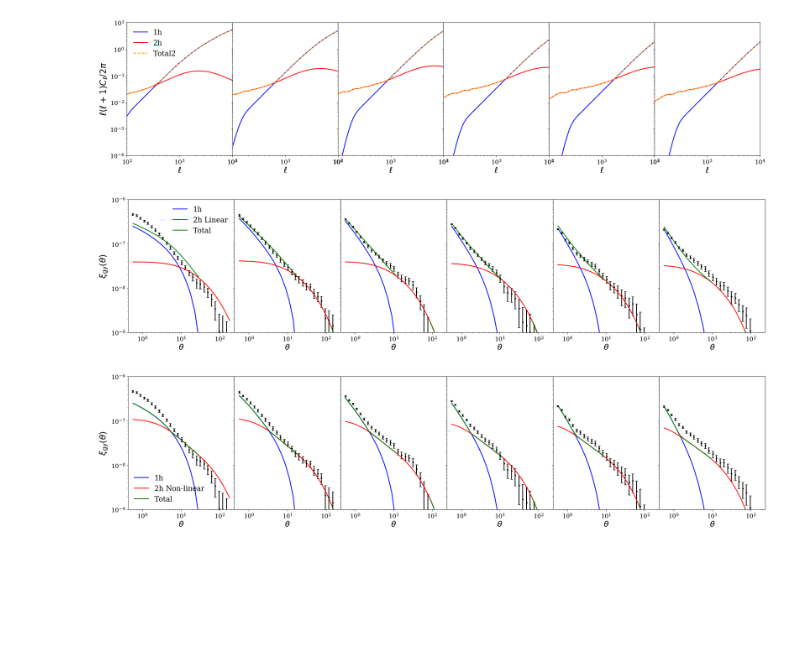
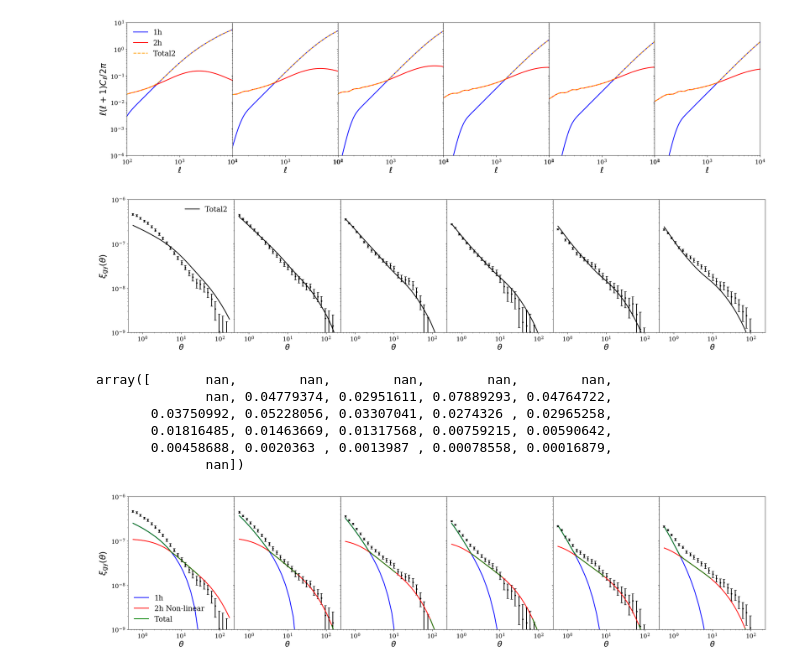
Before and after one commit to shivampcosmo/ACTxDESY3, a Jupyter notebook: src/process_cats/correlate_dy_micey.ipynb, the cells around one changed output. Cells and saved outputs as stored; diff of their text form; code cells hidden in the pictures; blank space fills up the shorter version.

```diff
--- a/src/process_cats/correlate_dy_micey.ipynb
+++ b/src/process_cats/correlate_dy_micey.ipynb
@@ -1263,7 +1280,7 @@ import sys, os
 import dill
 os.environ['COSMOSIS_SRC_DIR'] = '/global/cfs/cdirs/des/shivamp/nl_cosmosis/cosmosis/'
 sys.path.insert(0, '/global/cfs/cdirs/des/shivamp/nl_cosmosis/cosmosis/ACTxDESY3/src/cosmosis_code/')
-DV = dill.load(open('/global/cfs/cdirs/des/shivamp/nl_cosmosis/cosmosis/ACTxDESY3/src/results/DV_obj_temp_all_MICE_maglim_gg_gy_rmrv5_rsgrs1p5.pk','rb'))
+DV = dill.load(open('/global/cfs/cdirs/des/shivamp/nl_cosmosis/cosmosis/ACTxDESY3/src/results/DV_obj_temp_all_MICE_maglim_gg_gy_zevhod.pk','rb'))
 # %%
 
 csf = fits.open('/global/cfs/cdirs/des/shivamp/nl_cosmosis/cosmosis/ACTxDESY3/src/results/save_MICE_code_comparison_real_halofit_v0.4_maglim.fits')
@@ -1293,18 +1312,24 @@ binl = 1
 
 theta_array = DV.xi_result_dict['gg']['theta']
 for j1 in range(nbins):
-    sel_ind = np.where((bin1_wt == j1+1) & (bin2_wt == j1+1))[0]
+#     sel_ind = np.where((bin1_wt == j1+1) & (bin2_wt == j1+1))[0]
     bin_str = 'bin_' + str(j1+1) + '_' + str(j1+1)
 
     Cl_j1_1h = DV.xi_result_dict['gg'][bin_str]['1h']
     Cl_j1_2h = DV.xi_result_dict['gg'][bin_str]['2h']
     Cl_j1_tot = DV.xi_result_dict['gg'][bin_str]['tot']
-    Cl_j1_tot2 = DV.xi_result_dict['gg'][bin_str]['tot2']
+#     Cl_j1_tot2 = DV.xi_result_dict['gg'][bin_str]['tot2']
 
-    ax[j1].errorbar(theta_array, Cl_j1_1h, linestyle='-', marker='',lw = 2, color ='blue',label='1h')
-    ax[j1].errorbar(theta_array, Cl_j1_2h, linestyle='-', marker='',lw = 2, color ='red',label='2h Linear')
-    ax[j1].errorbar(theta_array, Cl_j1_1h + Cl_j1_2h, linestyle='-', marker='',lw = 2, color ='green',label='Total')
-#     ax[j1].errorbar(theta_array, Cl_j1_tot2, linestyle='-', marker='',lw = 2, color ='k',label='Total2')
+#     ax[j1].errorbar(theta_array, Cl_j1_1h, linestyle='-', marker='',lw = 2, color ='blue',label='1h')
+#     ax[j1].errorbar(theta_array, Cl_j1_2h, linestyle='-', marker='',lw = 2, color ='red',label='2h Linear')
+#     ax[j1].errorbar(theta_array, Cl_j1_1h + Cl_j1_2h, linestyle='-', marker='',lw = 2, color ='green',label='Total')
+#     print(np.where(Cl_j1_1h > Cl_j1_2h)[0])
+#     ind_gt = np.where(Cl_j1_1h > Cl_j1_2h)[0]
+#     Cl_j1_tot = np.hstack((Cl_j1_1h[:ind_gt[-1]+1] , Cl_j1_2h[ind_gt[-1]+1:]))
+#     print(Cl_j1_tot.shape)
+#     print(theta_array.shape)
+    ax[j1].errorbar(theta_array, Cl_j1_tot, linestyle='-', marker='',lw = 2, color ='k',label='Total2')
+
 
 #     ax[j1].errorbar(wt_ang[sel_ind], wt_csf[sel_ind], linestyle='-', marker='',lw = 2, color ='red',label='Cosmosis Halofit')
     text = 'bin lens = ' + str(j1+1) + '\n' + 'bin source = ' + str(j1+1)
@@ -1479,15 +1517,15 @@ theta_array = DV.xi_result_dict['gg']['theta']
 for j1 in range(nbins):
     bin_str = 'bin_' + str(j1+1) + '_' + str(0)
 
-    Cl_j1_1h = DV.xi_result_dict['gy'][bin_str]['1h']
-    Cl_j1_2h = DV.xi_result_dict['gy'][bin_str]['2h']
+#     Cl_j1_1h = DV.xi_result_dict['gy'][bin_str]['1h']
+#     Cl_j1_2h = DV.xi_result_dict['gy'][bin_str]['2h']
     Cl_j1_tot = DV.xi_result_dict['gy'][bin_str]['tot']
-    Cl_j1_tot2 = DV.xi_result_dict['gy'][bin_str]['tot2']
+#     Cl_j1_tot2 = DV.xi_result_dict['gy'][bin_str]['tot2']
 
-    ax[j1].errorbar(theta_array, Cl_j1_1h, linestyle='-', marker='',lw = 2, color ='blue',label='1h')
-    ax[j1].errorbar(theta_array, Cl_j1_2h, linestyle='-', marker='',lw = 2, color ='red',label='2h Linear')
-    ax[j1].errorbar(theta_array, Cl_j1_1h + Cl_j1_2h, linestyle='-', marker='',lw = 2, color ='green',label='Total')
-#     ax[j1].errorbar(theta_array, Cl_j1_tot2, linestyle='-', marker='',lw = 2, color ='k',label='Total2')
+#     ax[j1].errorbar(theta_array, Cl_j1_1h, linestyle='-', marker='',lw = 2, color ='blue',label='1h')
+#     ax[j1].errorbar(theta_array, Cl_j1_2h, linestyle='-', marker='',lw = 2, color ='red',label='2h Linear')
+#     ax[j1].errorbar(theta_array, Cl_j1_1h + Cl_j1_2h, linestyle='-', marker='',lw = 2, color ='green',label='Total')
+    ax[j1].errorbar(theta_array, Cl_j1_tot, linestyle='-', marker='',lw = 2, color ='k',label='Total2')
 
 #     ax[j1].errorbar(gt_ang[sel_ind], gt_csf[sel_ind], linestyle='', marker='o',lw = 2, color ='black',label='Cosmosis Halofit')
     text = 'bin lens = ' + str(j1+1) + '\n' + 'bin source = ' + str(j1+1)
@@ -1502,34 +1540,43 @@ for j1 in range(nbins):
     dytruth = haloydata['dytruth']
     randytruth = haloydata['randytruth']
 
     xi_dytruth = dytruth.xi - randytruth.xi
 
     if haloydata['do_jk']:
         njk = haloydata['njk']
 
 
         xi_dytruth_big_all = haloydata['xi_dytruth_big_all']
         xi_randytruth_big_all = haloydata['xi_randytruth_big_all']
         xi_dytruth_all= (xi_dytruth_big_all-xi_randytruth_big_all)
         xi_dytruth_mean = np.tile(np.mean(xi_dytruth_all,axis=0),(njk,1))
         xi_dytruth_sigma = np.sqrt((1.0*(njk-1.)/njk)*(np.sum(np.square(xi_dytruth_all - xi_dytruth_mean),axis=0)))
 
 
     ax[j1].errorbar(np.exp(dytruth.logr), xi_dytruth, yerr=xi_dytruth_sigma, linestyle='', capsize=3, lw = 2, color ='k',marker='.')
     ax[j1].set_yscale('log')
     ax[j1].set_xscale('log')
     ax[j1].set_xlabel(r'$\theta$', size = 20)
 
     ax[j1].tick_params(axis='both', which='minor', labelsize=15)
     ax[j1].tick_params(axis='both', which='major', labelsize=15)
 ax[0].legend(fontsize = 18, frameon = False)
 ax[0].set_ylim(1e-9,1e-6)
 ax[0].set_ylabel(r'$\xi_{\rm gy}(\theta)$', size = 22)
 pl.tight_layout()
 
 # fig.savefig('xi_gg_compare_maglim_allbins.pdf')
 # %% [output]
-[figure, old version]
+[figure, new version]
+# %%
+DV.xi_result_dict['gy'][bin_str]['tot']
+# %% [output]
+array([       nan,        nan,        nan,        nan,        nan,
+              nan, 0.04779374, 0.02951611, 0.07889293, 0.04764722,
+       0.03750992, 0.05228056, 0.03307041, 0.0274326 , 0.02965258,
+       0.01816485, 0.01463669, 0.01317568, 0.00759215, 0.00590642,
+       0.00458688, 0.0020363 , 0.0013987 , 0.00078558, 0.00016879,
+              nan])
 # %%
 nbins = 6
 fig, ax = pl.subplots(1,nbins, figsize = (nbins*4,6),sharey=True,sharex=True, gridspec_kw = {'wspace':0.0, 'hspace':0.0})
```
Also changed, not shown: parts of 6 cells of this notebook, 36 other files.
